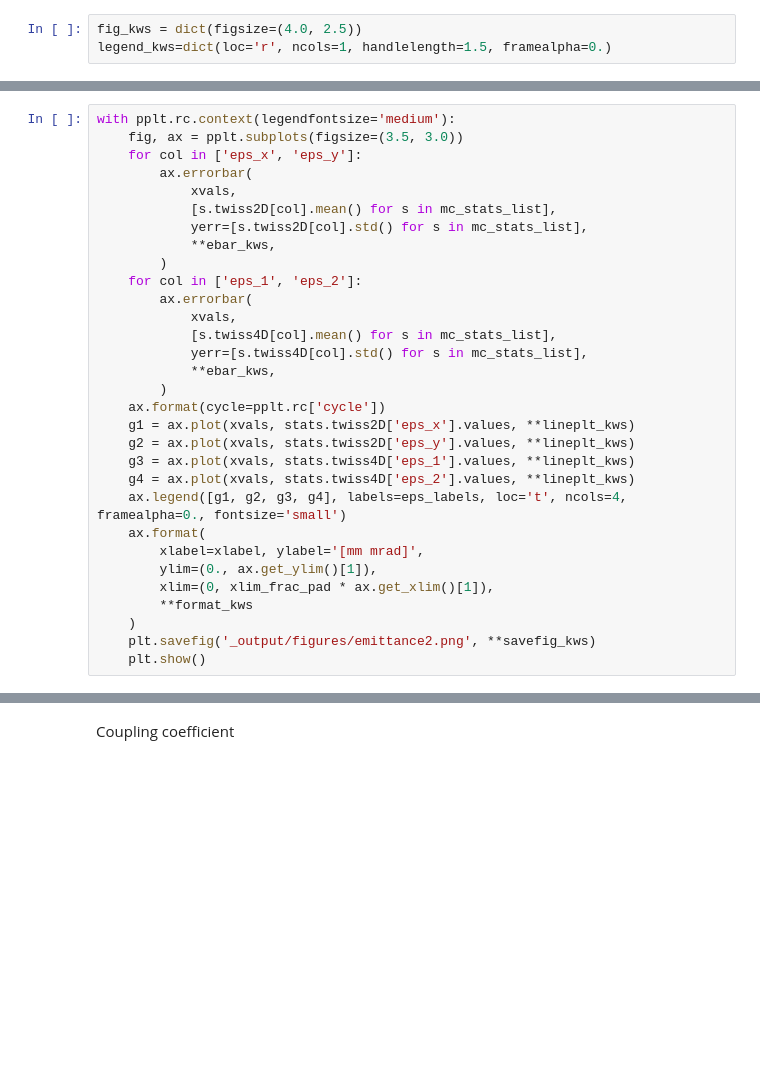
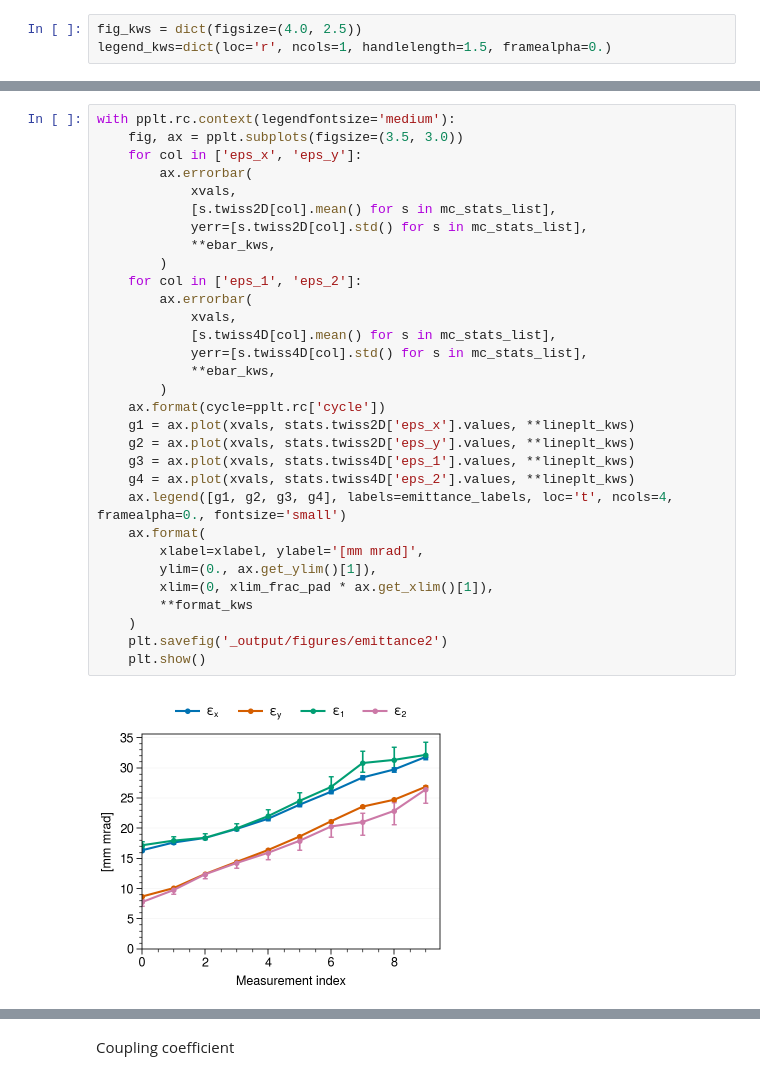
Before and after one commit to austin-hoover/emittance-measurement, a Jupyter notebook: emittance_measurement_4D/analysis2.ipynb, the cells around one changed output, grey strips where cells are left out. Cells and saved outputs as stored; diff of their text form; blank space fills up the shorter version.

```diff
--- a/emittance_measurement_4D/analysis2.ipynb
+++ b/emittance_measurement_4D/analysis2.ipynb
@@ -710,31 +682,33 @@ plt.show()
 # %%
 with pplt.rc.context(legendfontsize='medium'):
     fig, ax = pplt.subplots(figsize=(3.5, 3.0))
     for col in ['eps_x', 'eps_y']:
         ax.errorbar(
             xvals,
             [s.twiss2D[col].mean() for s in mc_stats_list],
             yerr=[s.twiss2D[col].std() for s in mc_stats_list],
             **ebar_kws,
         )
     for col in ['eps_1', 'eps_2']:
         ax.errorbar(
             xvals,
             [s.twiss4D[col].mean() for s in mc_stats_list],
             yerr=[s.twiss4D[col].std() for s in mc_stats_list],
             **ebar_kws,
         )
     ax.format(cycle=pplt.rc['cycle'])
     g1 = ax.plot(xvals, stats.twiss2D['eps_x'].values, **lineplt_kws)
     g2 = ax.plot(xvals, stats.twiss2D['eps_y'].values, **lineplt_kws)
     g3 = ax.plot(xvals, stats.twiss4D['eps_1'].values, **lineplt_kws)
     g4 = ax.plot(xvals, stats.twiss4D['eps_2'].values, **lineplt_kws)
-    ax.legend([g1, g2, g3, g4], labels=eps_labels, loc='t', ncols=4, framealpha=0., fontsize='small')
+    ax.legend([g1, g2, g3, g4], labels=emittance_labels, loc='t', ncols=4, framealpha=0., fontsize='small')
     ax.format(
         xlabel=xlabel, ylabel='[mm mrad]',
         ylim=(0., ax.get_ylim()[1]),
         xlim=(0, xlim_frac_pad * ax.get_xlim()[1]),
         **format_kws
     )
-    plt.savefig('_output/figures/emittance2.png', **savefig_kws)
+    plt.savefig('_output/figures/emittance2')
     plt.show()
+# %% [output]
+[figure, added]
```
Also changed, not shown: parts of 40 cells of this notebook, 2 other files.
